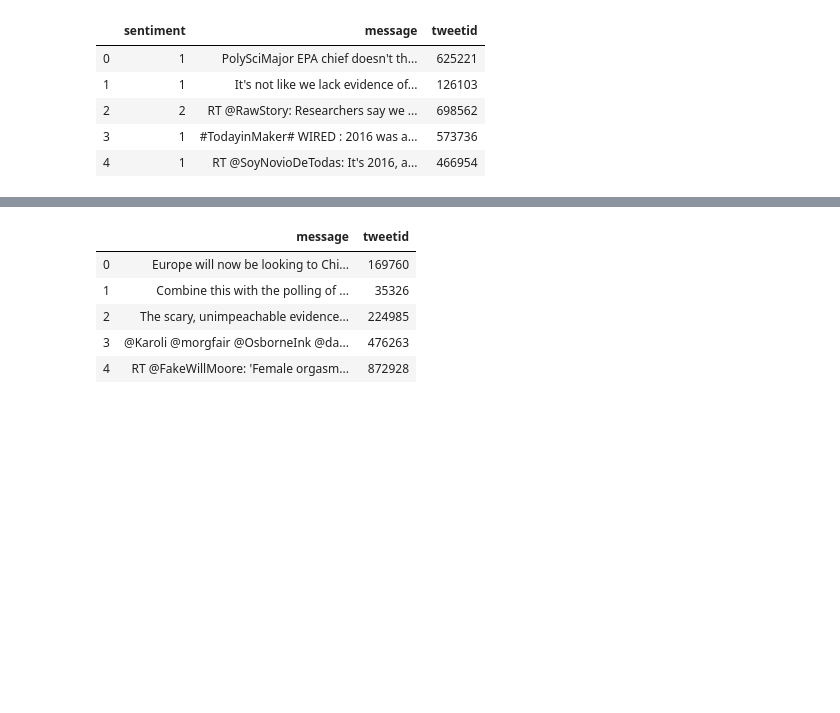
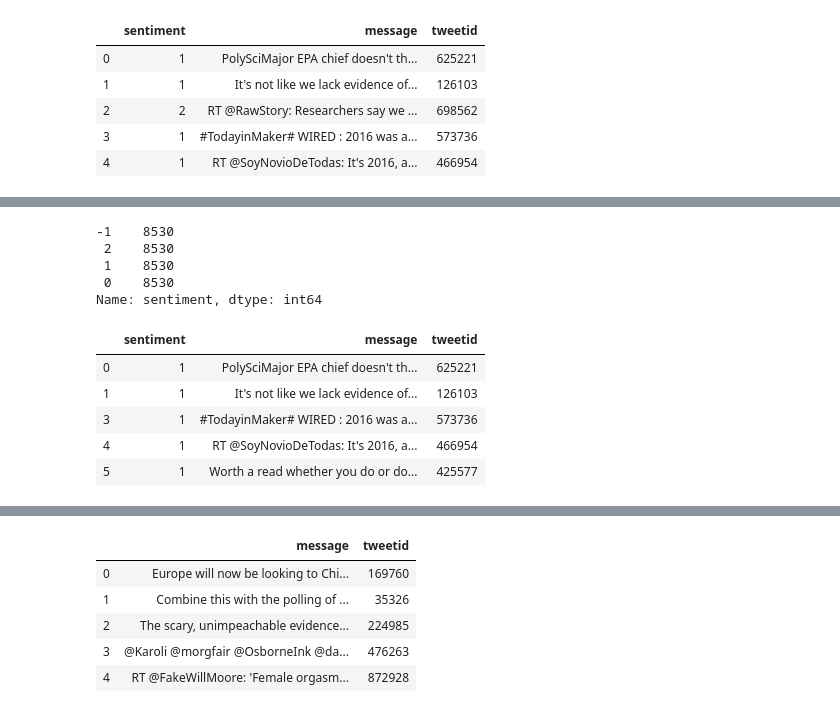
Before and after one commit to Khensani/predicts, a Jupyter notebook: Classification/Classification Predict.ipynb, the cells around one changed output, grey strips where cells are left out. Drawn from its saved outputs; the diff is of its cells as text; code cells hidden in the pictures; blank space fills up the shorter version.

```diff
--- a/Classification/Classification Predict.ipynb
+++ b/Classification/Classification Predict.ipynb
@@ -70,0 +73,41 @@ Name: sentiment, dtype: int64
+# %%
+# c1,c2,c0,c_1 = train.sentiment.value_counts()
+
+# df1 = train[train['sentiment'] == 0]
+# df2 = train[train['sentiment'] == 2]
+# df0 = train[train['sentiment'] == 0]
+# df_1 = train[train['sentiment'] == -1]
+
+# df1_under = df1.sample(c2)
+# df_test_under = pd.concat([df1_under, c2, c0, c_1], axis=0)
+# df_test_under.target.value_counts().plot(kind='bar', title='Count (sentiment)')
+
+from sklearn.utils import resample
+
+c1 = train[train.sentiment==1]
+c2 = train[train.sentiment==2]
+c0 = train[train.sentiment==0]
+c_1 = train[train.sentiment==-1]
+
+c2_sampled = resample(c2,replace=True,n_samples=8530,random_state=123)
+c0_sampled = resample(c0,replace=True,n_samples=8530,random_state=123)
+cn1_sampled = resample(c_1,replace=True,n_samples=8530,random_state=123)
+
+df_upsampled = pd.concat([c1, c2_sampled, c0_sampled, cn1_sampled])
+
+df_upsampled.sentiment.value_counts()
+# %% [output]
+-1    8530
+ 2    8530
+ 1    8530
+ 0    8530
+Name: sentiment, dtype: int64
+# %%
+df_upsampled.head()
+# %% [output]
+|  | sentiment | message | tweetid |
+| 0 | 1 | PolySciMajor EPA chief doesn't th... | 625221 |
+| 1 | 1 | It's not like we lack evidence of... | 126103 |
+| 3 | 1 | #TodayinMaker# WIRED : 2016 was a... | 573736 |
+| 4 | 1 | RT @SoyNovioDeTodas: It's 2016, a... | 466954 |
+| 5 | 1 | Worth a read whether you do or do... | 425577 |
```
Also changed, not shown: parts of 23 cells of this notebook, 1 other file.
